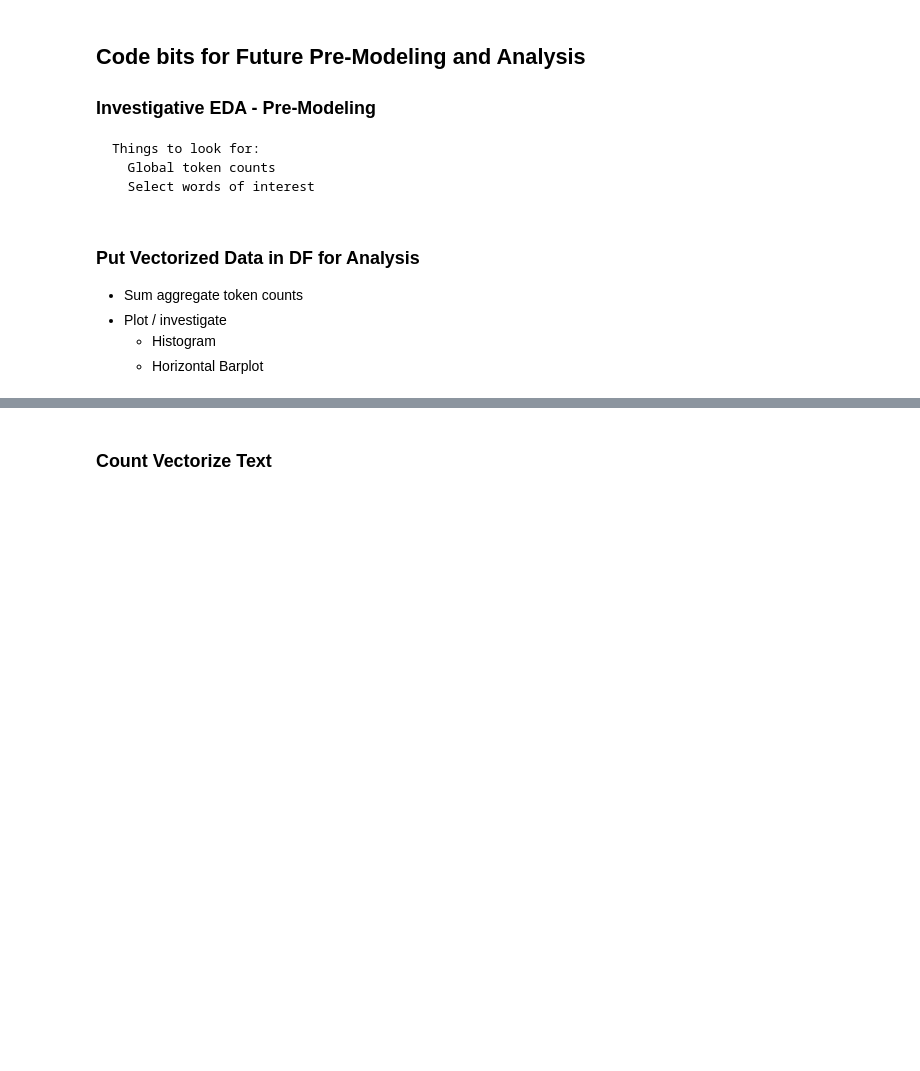
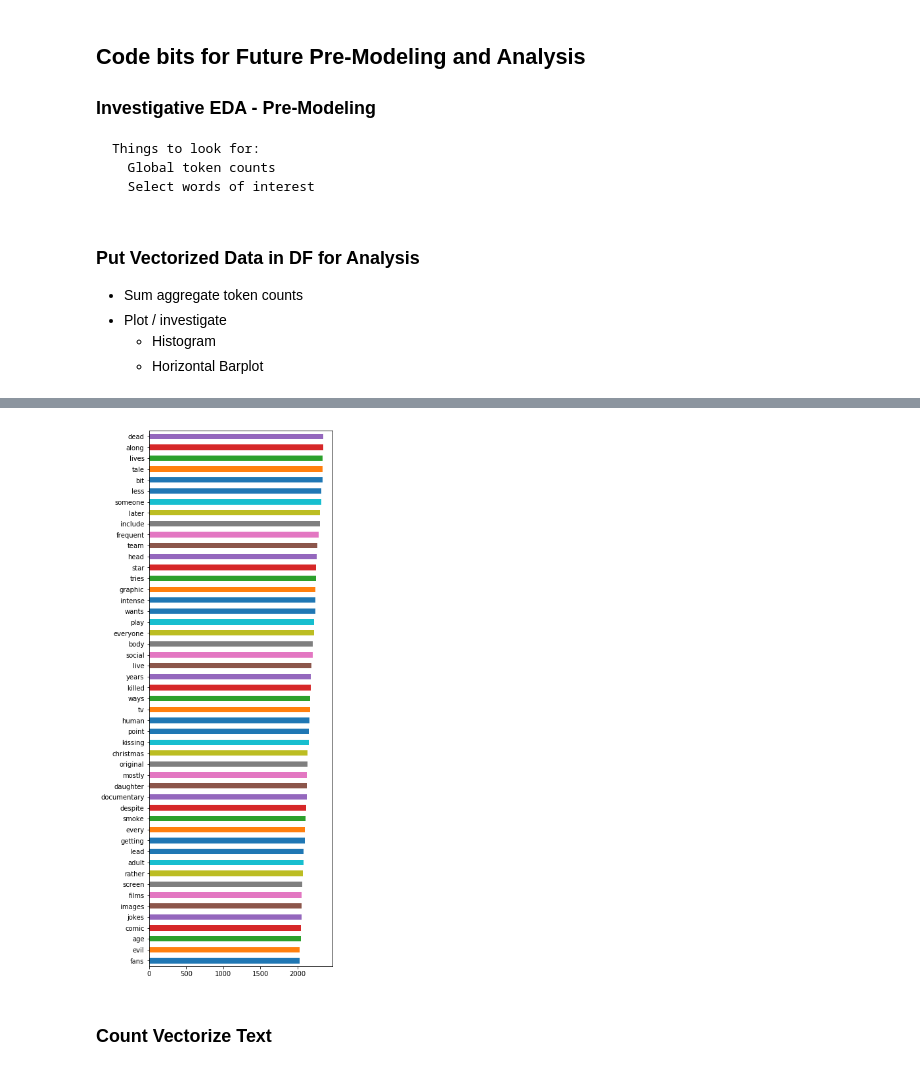
Before and after one commit to Hadeishi/Capstone_3, a Jupyter notebook: 5_NLP-Count_Vectorizer.ipynb, the cells around one changed output, grey strips where cells are left out. Cells and saved outputs as stored; diff of their text form; code cells hidden in the pictures; blank space fills up the shorter version.

```diff
--- a/5_NLP-Count_Vectorizer.ipynb
+++ b/5_NLP-Count_Vectorizer.ipynb
@@ -147,5 +176,7 @@ feature_names = vec.get_feature_names()
 # %%
-# sum_text[mask].sort_values(ascending=True).head(20).plot(kind="barh", figsize=(5, 15))
+sum_text[mask].sort_values(ascending=True)[1:50].plot(kind="barh", figsize=(5, 15));
+# %% [output]
+[figure, added]
 # %% [markdown]
 ### Count Vectorize Text
 # %%
```
Also changed, not shown: parts of 19 cells of this notebook, 3 other files.
